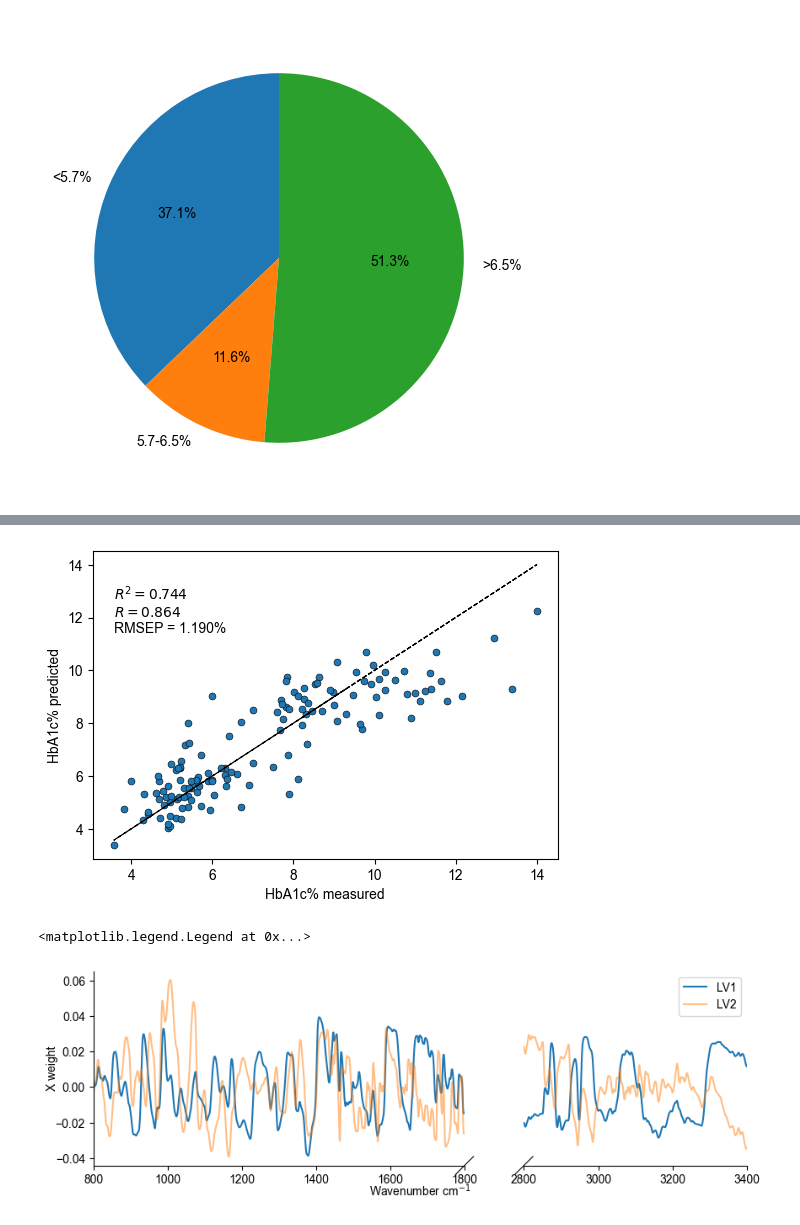
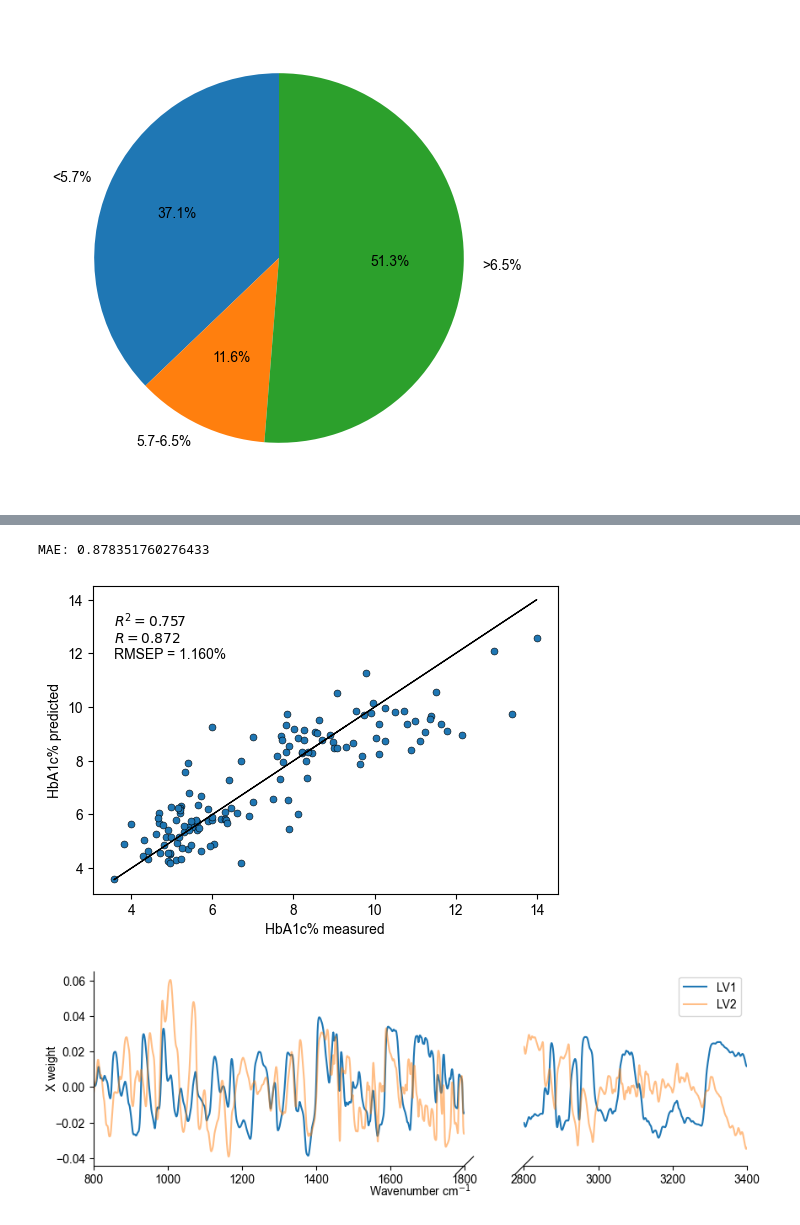
Before and after one commit to MelnychenkoM/ml_methods_hba1c, a Jupyter notebook: regression.ipynb, the cells around one changed output, grey strips where cells are left out. Drawn from its saved outputs; the diff is of its cells as text; code cells hidden in the pictures.

Commit message:
readme changes, plsr added

```diff
--- a/regression.ipynb
+++ b/regression.ipynb
@@ -137,11 +139,15 @@ plot_number_components(X_train, y_train, number_range=(1, 20), cv=10)
 [figure]
 # %%
-pls = PLSRegression(n_components=7, scale=True)
+pls = PLSRegression(n_components=8, scale=True)
 pls.fit(X_train, y_train)
 y_pred = pls.predict(X_test)
 fig, axs = plsr_r2_plot(y_test, y_pred)
+mae = (np.abs(y_test - y_pred)).mean()
+print(f"MAE: {mae}")
+fig.savefig('figures/validation_plsr.png', dpi=200, transparent=True)
 # %% [output]
+MAE: 0.878351760276433
-[figure, old version]
+[figure, new version]
 # %%
 fig = plt.figure(figsize=(10, 3))
 bax = brokenaxes(xlims=((800, 1800), (2800, 3400)), hspace=0.001)
@@ -150,6 +156,7 @@ bax.plot(dataset.wavenumbers, pls.x_weights_[:, 1], label='LV2', alpha=0.5)
 bax.set_xlabel("Wavenumber cm$^{-1}$")
 bax.set_ylabel("X weight")
 bax.legend()
+
+fig.savefig('figures/lv_plsr.png', dpi=200, transparent=True)
 # %% [output]
-<matplotlib.legend.Legend at 0x...>
 [figure]
```
Also changed, not shown: parts of 9 cells of this notebook, 5 other files.
